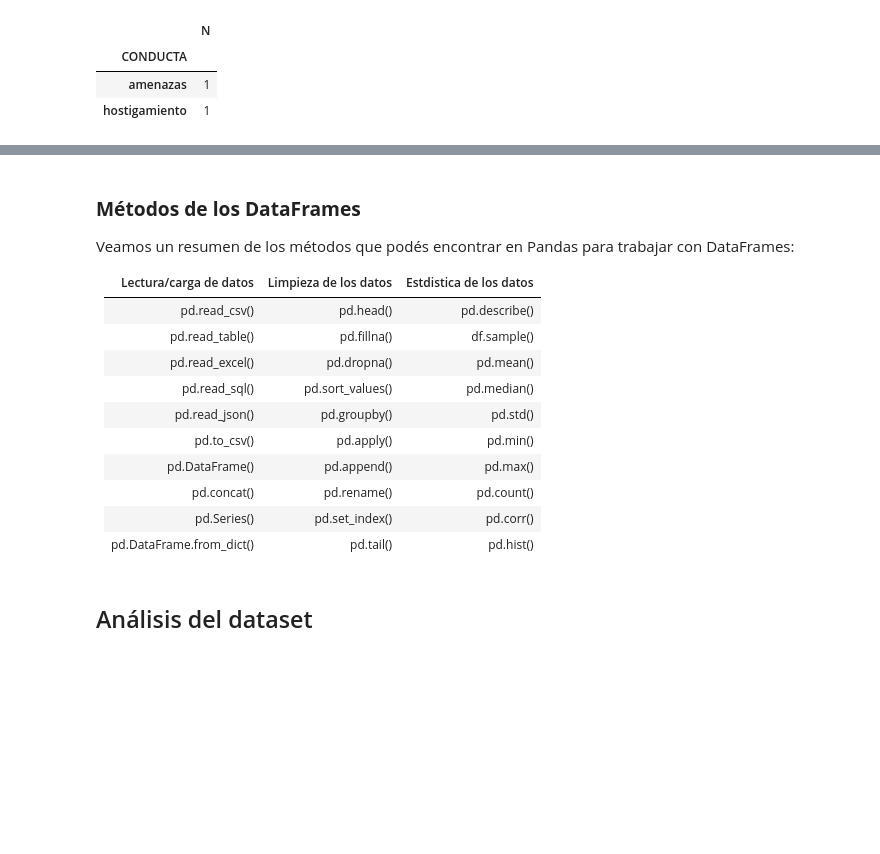
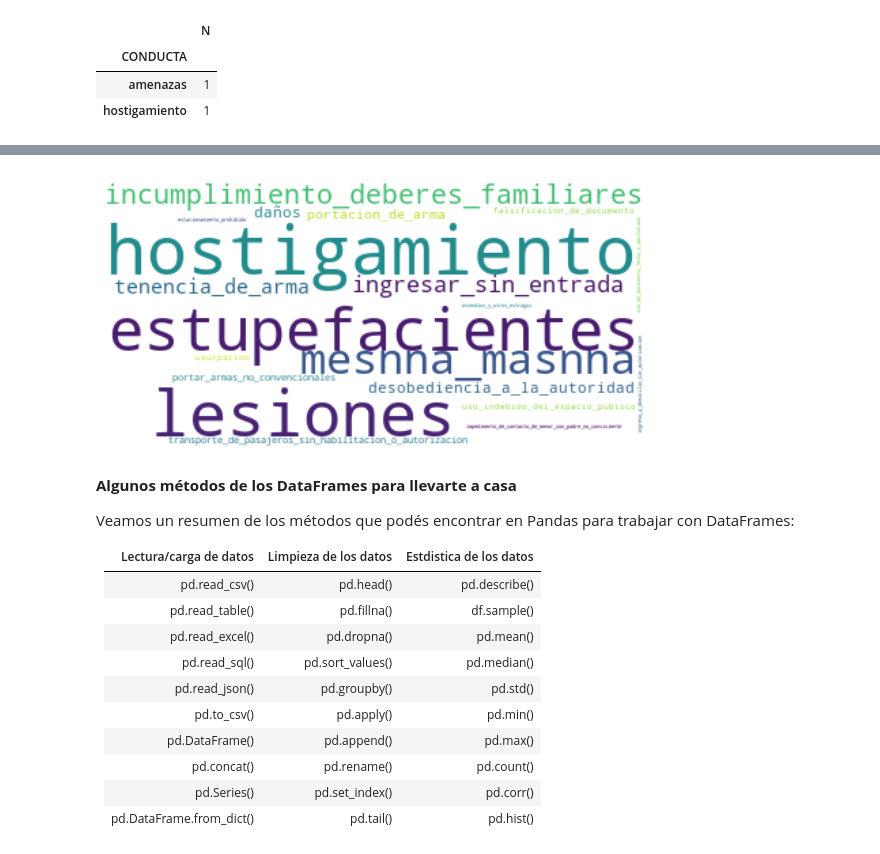
Before and after one commit to WomenBioinfoDataScLA/Workshops, a Jupyter notebook: Datos_Python.ipynb, the cells around one changed output, grey strips where cells are left out. Cells and saved outputs as stored; diff of their text form; code cells hidden in the pictures; blank space fills up the shorter version.

```diff
--- a/Datos_Python.ipynb
+++ b/Datos_Python.ipynb
@@ -221,0 +560,3 @@ tabla_genero[(tabla_genero['GENERO_DENUNCIANTE'] == 'lgbtiq+')].groupby('CONDUCT
+# %%
+#text = df_frases_agresion[3:].to_list()
+text = conducta.size().sort_values(ascending=False)[3:100]
@@ -222,5 +579,15 @@ tabla_genero[(tabla_genero['GENERO_DENUNCIANTE'] == 'lgbtiq+')].groupby('CONDUCT
+# %%
+wordcloud = WordCloud(max_font_size=50, max_words=100, background_color="white").generate_from_frequencies(text)
+# %%
+# Display the generated image:
+plt.figure(figsize=(10,5))
+plt.imshow(wordcloud, interpolation='bilinear')
+plt.axis("off")
+plt.show()
+# %% [output]
+[figure, added]
 # %% [markdown]
-### **Métodos de los DataFrames**
+**Algunos métodos de los DataFrames para llevarte a casa**
 
 Veamos un resumen de los métodos que podés encontrar en Pandas para trabajar con DataFrames:
 
@@ -236,5 +603,3 @@ Veamos un resumen de los métodos que podés encontrar en Pandas para trabajar c
 | pd.concat() | pd.rename()  | pd.count() |
 | pd.Series() | pd.set_index() | pd.corr() |
 | pd.DataFrame.from_dict() |  pd.tail() | pd.hist() |
-# %% [markdown]
-## Análisis del dataset
```
Also changed, not shown: parts of 36 cells of this notebook.
